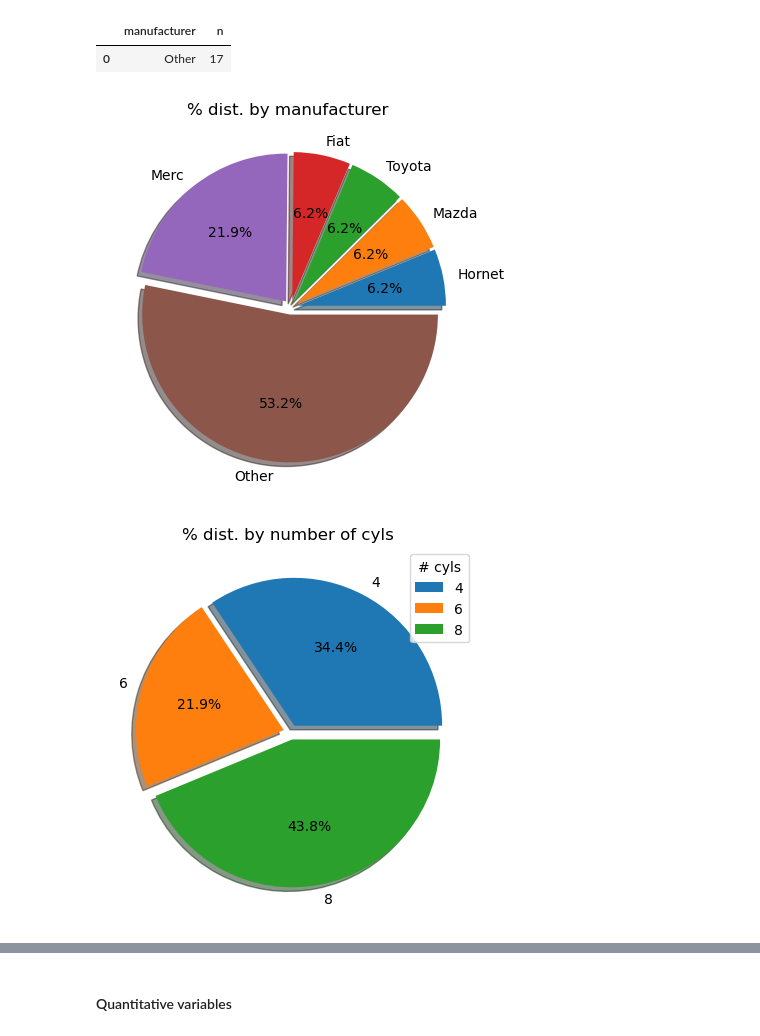
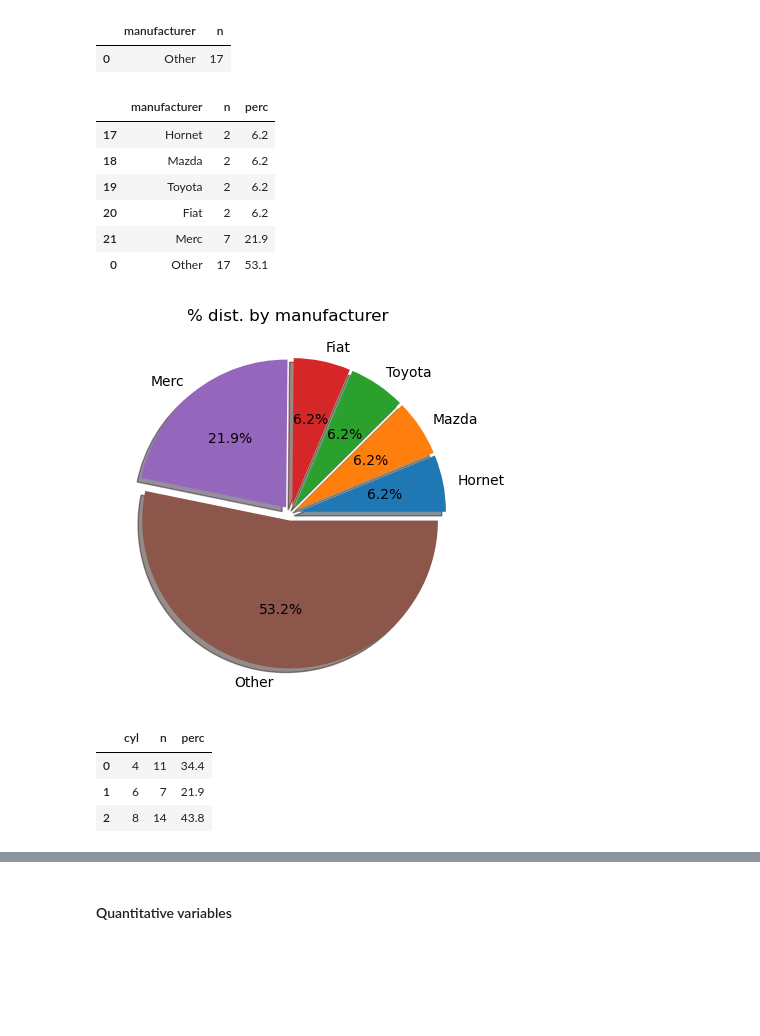
Before and after one commit to ricdirenzo/AAI_master_workshops, a Jupyter notebook: prog_python.ipynb, the cells around one changed output, grey strips where cells are left out. Cells and saved outputs as stored; diff of their text form; code cells hidden in the pictures; blank space fills up the shorter version.

```diff
--- a/prog_python.ipynb
+++ b/prog_python.ipynb
@@ -341,23 +304,34 @@ others
 # %%
 all_manufacturers = pd.concat([most_relevant, others])\
     .assign(perc = lambda x:
             round(100 * x.n / x.n.sum(), 1)
            )
-N = len(all_manufacturers)
 
-plt.pie(
-    all_manufacturers.perc,
-    labels=all_manufacturers.manufacturer,
-    autopct='%1.1f%%',
-    colors=[f"C{_}" for _ in range(N)],
-    shadow=True,
-    frame=False,
-    explode=tuple(.05 for i in range(N))
-)
-
-plt.title("% dist. by manufacturer ");
+all_manufacturers
 # %% [output]
-[figure, removed]
+|  | manufacturer | n | perc |
+| 17 | Hornet | 2 | 6.2 |
+| 18 | Mazda | 2 | 6.2 |
+| 19 | Toyota | 2 | 6.2 |
+| 20 | Fiat | 2 | 6.2 |
+| 21 | Merc | 7 | 21.9 |
+| 0 | Other | 17 | 53.1 |
+# %%
+N = len(all_manufacturers)
+
+plt.pie(
+    all_manufacturers.perc,
+    labels=all_manufacturers.manufacturer,
+    autopct='%1.1f%%',
+    colors=[f"C{_}" for _ in range(N)],
+    shadow=True,
+    frame=False,
+    explode=tuple(.05 for i in range(N))
+)
+
+plt.title("% dist. by manufacturer ");
+# %% [output]
+[figure, added]
 # %%
 cyls = df_1.groupby(by="cyl")\
     .agg({"id": "count"})\
@@ -366,19 +340,9 @@ cyls = df_1.groupby(by="cyl")\
     .assign(perc = lambda x:
             round(100 * x.n / x.n.sum(), 1))
 
-N = len(cyls)
-
-plt.pie(
-    cyls.perc,
-    labels=cyls.cyl,
-    autopct='%1.1f%%',
-    colors=[f"C{_}" for _ in range(N)],
-    shadow=True,
-    frame=False,
-    explode=tuple(.05 for i in range(N))
-)
-
-plt.title("% dist. by number of cyls ")
-plt.legend(title="# cyls");
+cyls
 # %% [output]
-[figure, removed]
+|  | cyl | n | perc |
+| 0 | 4 | 11 | 34.4 |
+| 1 | 6 | 7 | 21.9 |
+| 2 | 8 | 14 | 43.8 |
```
Also changed, not shown: parts of 10 cells of this notebook.
